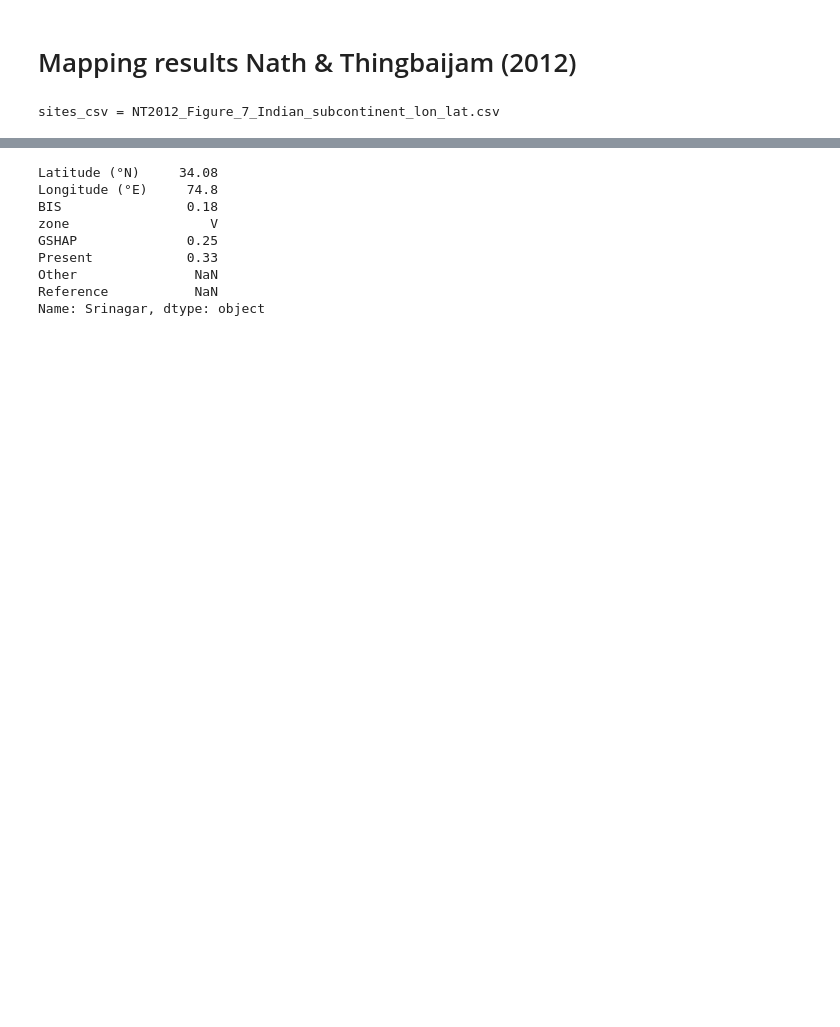
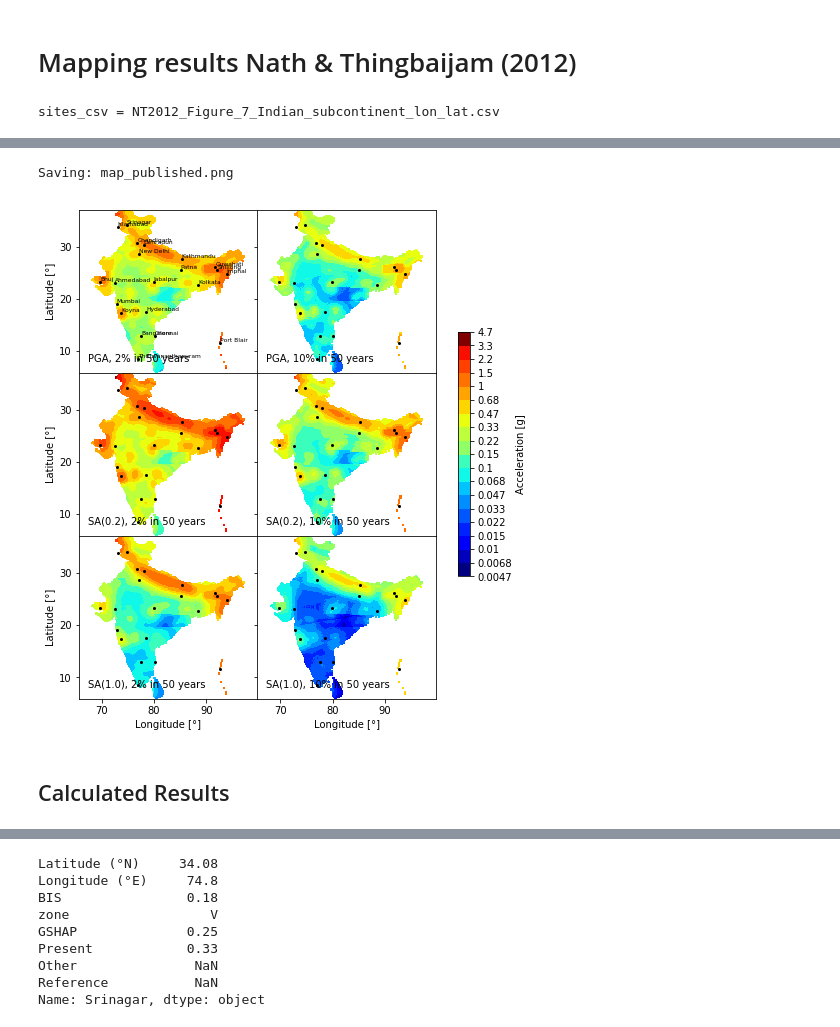
Before and after one commit to nackerley/indian-subcontinent-psha, a Jupyter notebook: Results/Mapping.ipynb, the cells around one changed output, grey strips where cells are left out. Cells and saved outputs as stored; diff of their text form; code cells hidden in the pictures; blank space fills up the shorter version.

Commit message:
Updating map comparisons with v2 results.

```diff
--- a/Results/Mapping.ipynb
+++ b/Results/Mapping.ipynb
@@ -190 +124,48 @@ Saving: hazard_map-mean_360.pdf
+# %%
+df_pub, config = read_hazard_map_csv(PUBLISHED_CSV)
+
+imts = df_pub.columns.levels[0].values
+poes_inv = df_pub.columns.levels[1].values
+
+fig, axes = plt.subplots(len(imts), len(poes_inv),
+                         figsize=(4*len(poes_inv),3*len(imts)), sharex=True, sharey=True,
+                         subplot_kw={'adjustable': 'datalim', 'aspect': 1})
+fig.subplots_adjust(hspace=0, wspace=0)
+for imt, row_axes in zip(imts, axes):
+    for poe_inv, poe_nom, ax in zip(poes_inv, POES_NOM, row_axes):
+
+        imt_poe_label = ('%s, %.3g%% in %g years' %
+                         (str(imt), 100*poe_nom, T_NOM))
+        annotate(imt_poe_label, 'lower left', ax)
+
+        df = df_pub[(imt, poe_inv)].unstack()
+        x = np.hstack((df.index - grid_step/2, df.index.max() + grid_step/2))
+        y = np.hstack((df.columns - grid_step/2, df.columns.max() + grid_step/2))
+        im = ax.pcolormesh(x, y, df.values.T, cmap=iml_cmap, norm=iml_norm)
+
+        ax.plot(df_cities['Longitude (°E)'],
+                df_cities['Latitude (°N)'],
+                'ko', markersize=2)
+
+for city, info in df_cities.iterrows():
+    axes[0, 0].annotate(city, (info['Longitude (°E)'], info['Latitude (°N)']),
+                        va='bottom', fontsize=6)
+
+plt.gca().set_aspect('equal')
+plt.autoscale(enable=True, axis=u'both', tight=True)
+cbar = fig.colorbar(im, ax=axes.ravel().tolist(), shrink=0.5, label='Acceleration [g]')
+cbar.set_ticks(iml_boundaries)
+cbar.ax.set_yticklabels(iml_labels)
+
+[ax.set_xlabel(u'Longitude [°]') for ax in axes[-1, :]]
+[ax.xaxis.set_major_locator(MultipleLocator(base=10.)) for ax in axes[-1, :]]
+[ax.set_ylabel(u'Latitude [°]') for ax in axes[:, 0]]
+[ax.yaxis.set_major_locator(MultipleLocator(base=10.)) for ax in axes[:, 0]]
+print('Saving: ' + published_file_name)
+fig.savefig(published_file_name, dpi=300, bbox_inches='tight')
+# %% [output]
+Saving: map_published.png
+[figure, added]
+# %% [markdown]
+## Calculated Results
 # %%
```
Also changed, not shown: parts of 18 cells of this notebook, 18 other files.
